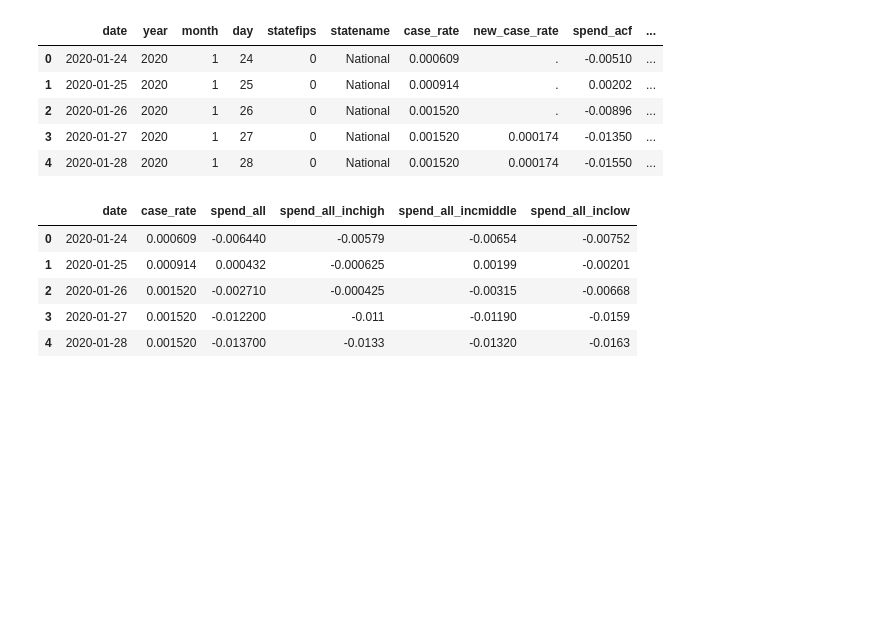
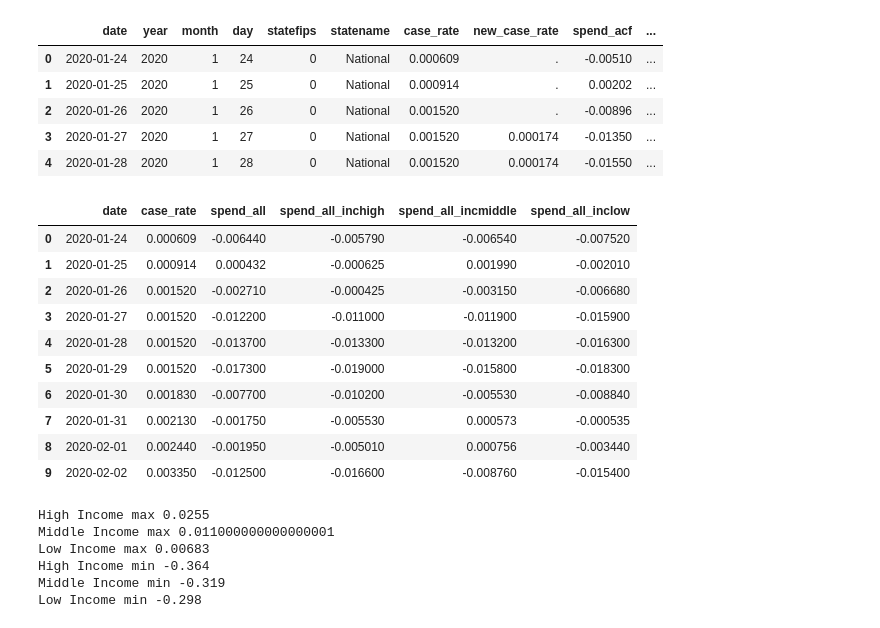
Before and after one commit to Starlinf/Project1, a Jupyter notebook: Project1_Q3.ipynb, the cells around one changed output. Saved outputs shown, nothing was run; the diff lists cells and outputs as text; code cells hidden in the pictures; blank space fills up the shorter version.

```diff
--- a/Project1_Q3.ipynb
+++ b/Project1_Q3.ipynb
@@ -352,0 +290,6 @@ nat_df.head()
+# %%
+nat_df = nat_state_append_df[nat_state_append_df['statename'] == 'National']
+nat_df["case_rate"] = nat_df["case_rate"].astype('float')
+nat_df["spend_all_inchigh"] = nat_df["spend_all_inchigh"].astype('float')
+nat_df["spend_all_inclow"] = nat_df["spend_all_inclow"].astype('float')
+nat_df.head()
@@ -525,14 +503,42 @@ nat_df_daterange.head()
 | 4 | 2020-01-28 | 2020 | 1 | 28 | 0 | National | 0.001520 | 0.000174 | -0.01550 | ... |
 # %%
 # Select the columns needed to create the line plot
-nat_incclass_plot_df = nat_df_daterange[["date", "case_rate","spend_all" ,"spend_all_inchigh","spend_all_incmiddle","spend_all_inclow"]]
-nat_incclass_plot_df.head()
+nat_incclass_df = nat_df_daterange[["date", "case_rate","spend_all" ,"spend_all_inchigh","spend_all_incmiddle","spend_all_inclow"]]
+nat_incclass_df.head(10)
 # %% [output]
 |  | date | case_rate | spend_all | spend_all_inchigh | spend_all_incmiddle | spend_all_inclow |
-| 0 | 2020-01-24 | 0.000609 | -0.006440 | -0.00579 | -0.00654 | -0.00752 |
-| 1 | 2020-01-25 | 0.000914 | 0.000432 | -0.000625 | 0.00199 | -0.00201 |
-| 2 | 2020-01-26 | 0.001520 | -0.002710 | -0.000425 | -0.00315 | -0.00668 |
-| 3 | 2020-01-27 | 0.001520 | -0.012200 | -0.011 | -0.01190 | -0.0159 |
-| 4 | 2020-01-28 | 0.001520 | -0.013700 | -0.0133 | -0.01320 | -0.0163 |
+| 0 | 2020-01-24 | 0.000609 | -0.006440 | -0.005790 | -0.006540 | -0.007520 |
+| 1 | 2020-01-25 | 0.000914 | 0.000432 | -0.000625 | 0.001990 | -0.002010 |
+| 2 | 2020-01-26 | 0.001520 | -0.002710 | -0.000425 | -0.003150 | -0.006680 |
+| 3 | 2020-01-27 | 0.001520 | -0.012200 | -0.011000 | -0.011900 | -0.015900 |
+| 4 | 2020-01-28 | 0.001520 | -0.013700 | -0.013300 | -0.013200 | -0.016300 |
+| 5 | 2020-01-29 | 0.001520 | -0.017300 | -0.019000 | -0.015800 | -0.018300 |
+| 6 | 2020-01-30 | 0.001830 | -0.007700 | -0.010200 | -0.005530 | -0.008840 |
+| 7 | 2020-01-31 | 0.002130 | -0.001750 | -0.005530 | 0.000573 | -0.000535 |
+| 8 | 2020-02-01 | 0.002440 | -0.001950 | -0.005010 | 0.000756 | -0.003440 |
+| 9 | 2020-02-02 | 0.003350 | -0.012500 | -0.016600 | -0.008760 | -0.015400 |
+# %%
+# Printing the max and min for each income class
+inchigh_max = nat_incclass_df['spend_all_inchigh'].max()
+inchigh_min = nat_incclass_df['spend_all_inchigh'].min()
+incmid_max = nat_incclass_df['spend_all_incmiddle'].max()
+incmid_min = nat_incclass_df['spend_all_incmiddle'].min()
+inclow_max = nat_incclass_df['spend_all_inclow'].max()
+inclow_min = nat_incclass_df['spend_all_inclow'].min()
+
+print(f'High Income max {inchigh_max}')
+print(f'Middle Income max {incmid_max}')
+print(f'Low Income max {inclow_max}')
+
+print(f'High Income min {inchigh_min}')
+print(f'Middle Income min {incmid_min}')
+print(f'Low Income min {inclow_min}')
+# %% [output]
+High Income max 0.0255
+Middle Income max 0.011000000000000001
+Low Income max 0.00683
+High Income min -0.364
+Middle Income min -0.319
+Low Income min -0.298
 # %%
 # Set the 'statename' to be the index for easy referencing of rows
```
Also changed, not shown: parts of 61 cells of this notebook.
